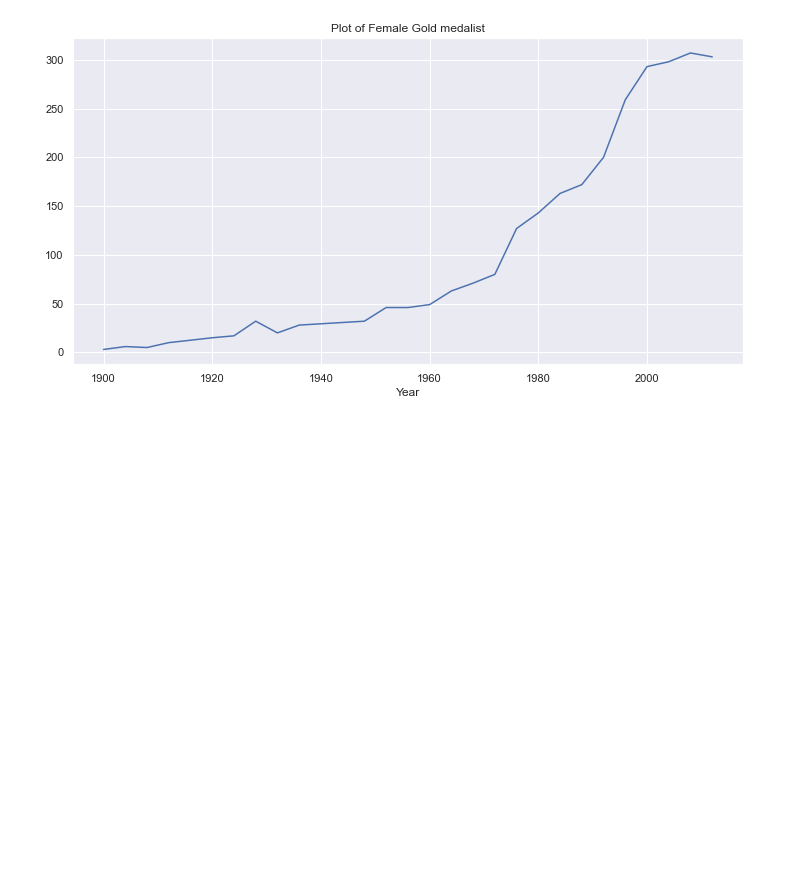
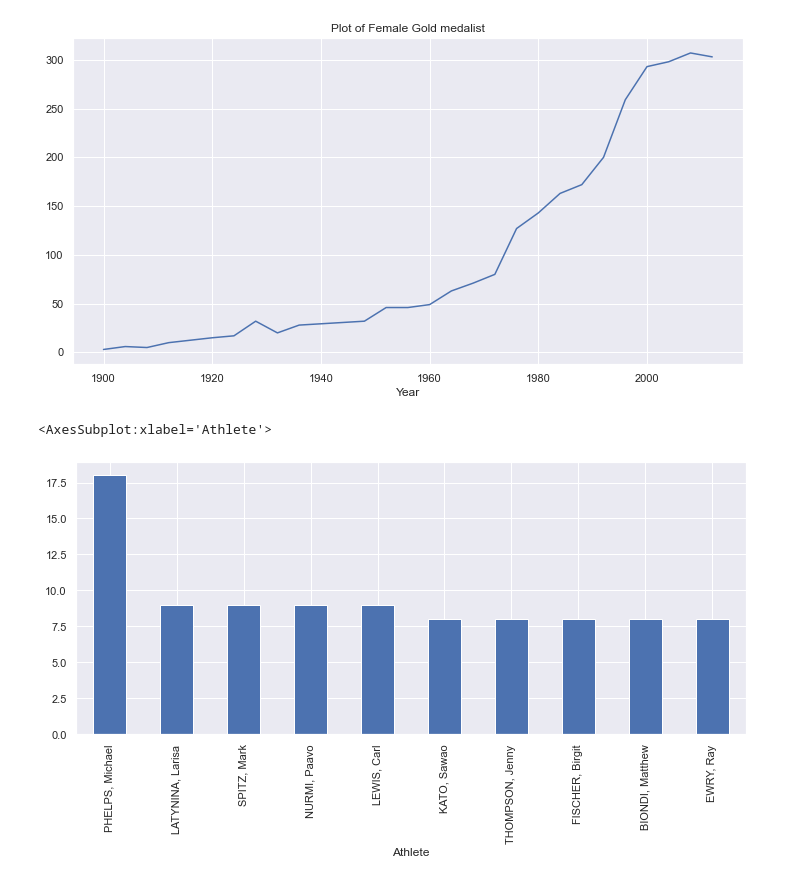
Before and after one commit to Star-cj/olympic2012, a Jupyter notebook: anaylsis.ipynb, the cells around one changed output. Cells and saved outputs as stored; diff of their text form; code cells hidden in the pictures; blank space fills up the shorter version.

Commit message:
update on highest gold medalist

```diff
--- a/anaylsis.ipynb
+++ b/anaylsis.ipynb
@@ -259,3 +259,15 @@ plt.title('Plot of Female Gold medalist')
 # %% [output]
 Text(0.5, 1.0, 'Plot of Female Gold medalist')
 [figure]
+# %%
+# The persons that have the highest gold
+highest_gold_medalist=althele_df[(althele_df["Medal"]=="Gold")].value_counts()
+goldMedalist=highest_gold_medalist.groupby("Athlete").count()  #grouping them by Athlete base on gold medal
+goldMedalist=goldMedalist.sort_values(ascending=False)
+goldMedalist=goldMedalist.head(10)
+# %%
+# bar chart of top 10 gold medalist since the start of Olymics till 2012
+goldMedalist.plot.bar(figsize=(12,5))  #you can change the bar to line, to get a line graph
+# %% [output]
+<AxesSubplot:xlabel='Athlete'>
+[figure, added]
```
